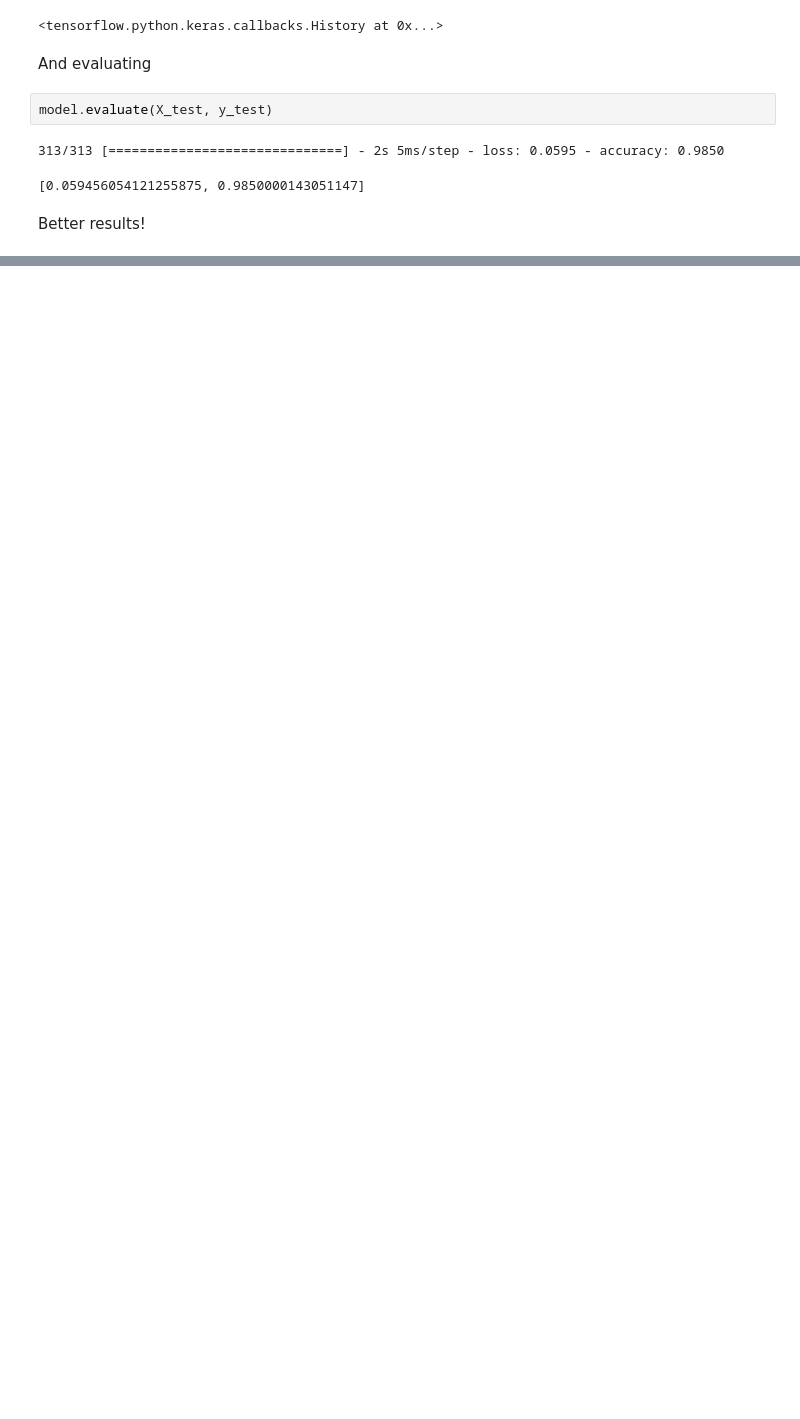
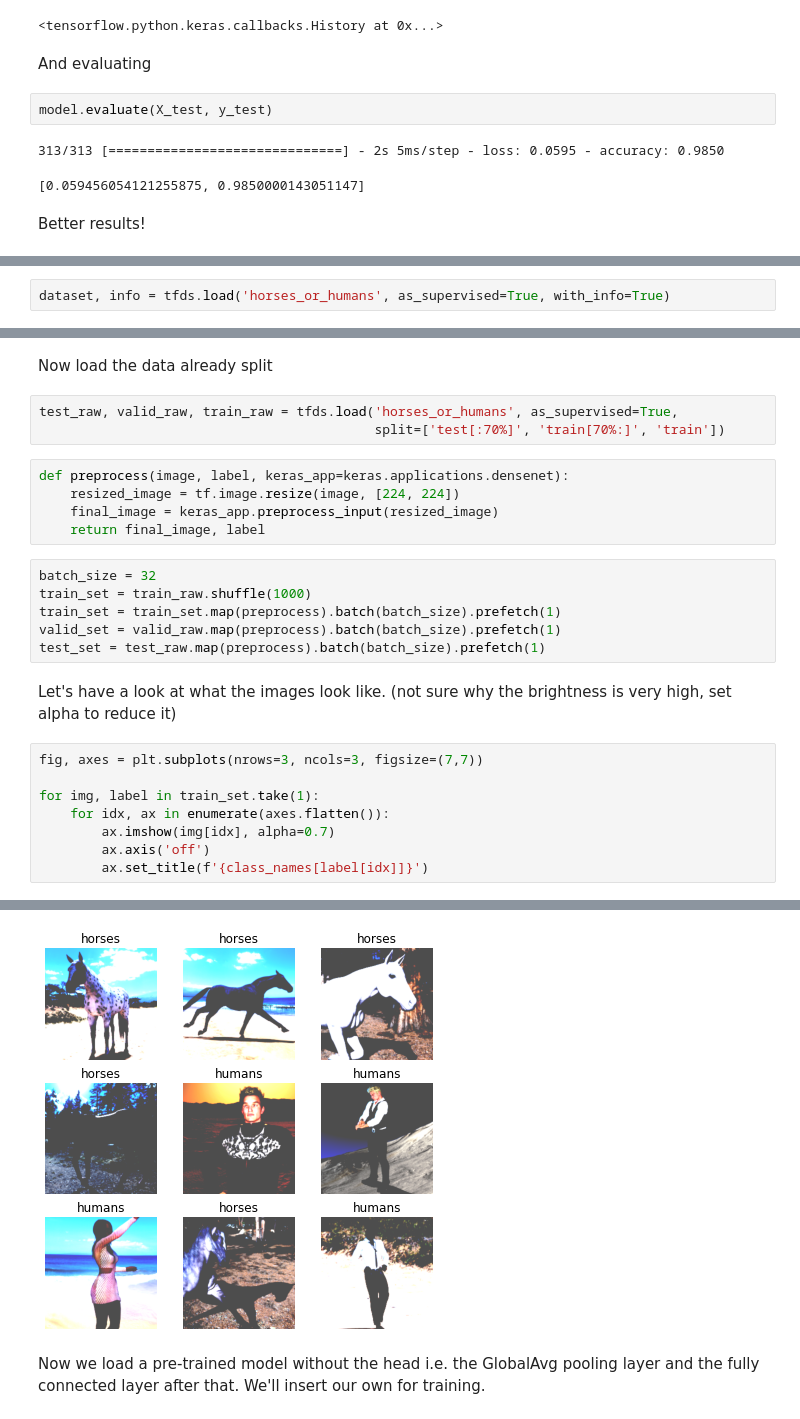
Before and after one commit to amaralcs/homl, a Jupyter notebook: 14_cnns_exercises.ipynb, the cells around one changed output, grey strips where cells are left out. Drawn from its saved outputs; the diff is of its cells as text; blank space fills up the shorter version.

```diff
--- a/14_cnns_exercises.ipynb
+++ b/14_cnns_exercises.ipynb
@@ -161,0 +171,2 @@ Better results!
+# %%
+dataset, info = tfds.load('horses_or_humans', as_supervised=True, with_info=True)
@@ -161,0 +203,27 @@ Better results!
+# %% [markdown]
+Now load the data already split
+# %%
+test_raw, valid_raw, train_raw = tfds.load('horses_or_humans', as_supervised=True,
+                                           split=['test[:70%]', 'train[70%:]', 'train'])
+# %%
+def preprocess(image, label, keras_app=keras.applications.densenet):
+    resized_image = tf.image.resize(image, [224, 224])
+    final_image = keras_app.preprocess_input(resized_image)
+    return final_image, label
+# %%
+batch_size = 32
+train_set = train_raw.shuffle(1000)
+train_set = train_set.map(preprocess).batch(batch_size).prefetch(1)
+valid_set = valid_raw.map(preprocess).batch(batch_size).prefetch(1)
+test_set = test_raw.map(preprocess).batch(batch_size).prefetch(1)
+# %% [markdown]
+Let's have a look at what the images look like. (not sure why the brightness is very high, set alpha to reduce it)
+# %%
+fig, axes = plt.subplots(nrows=3, ncols=3, figsize=(7,7))
+
+for img, label in train_set.take(1):
+    for idx, ax in enumerate(axes.flatten()):
+        ax.imshow(img[idx], alpha=0.7)
+        ax.axis('off')
+        ax.set_title(f'{class_names[label[idx]]}')
+# %% [output]
@@ -161,0 +239,3 @@ Better results!
+[figure, added]
+# %% [markdown]
+Now we load a pre-trained model without the head i.e. the GlobalAvg pooling layer and the fully connected layer after that. We'll insert our own for training.
```
Also changed, not shown: parts of 15 cells of this notebook.
